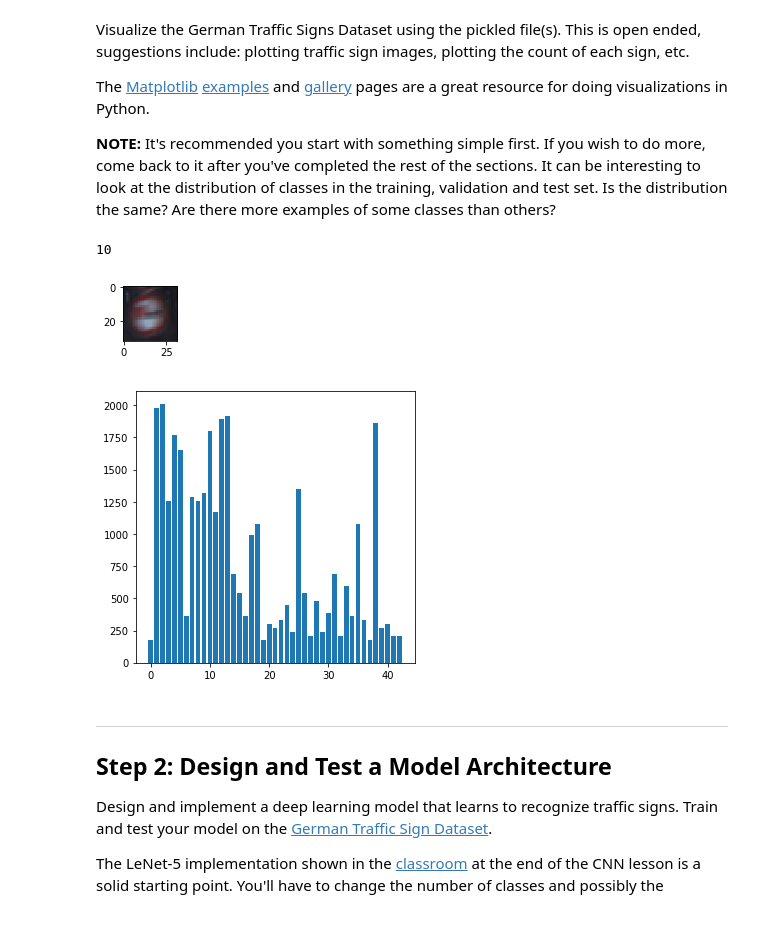
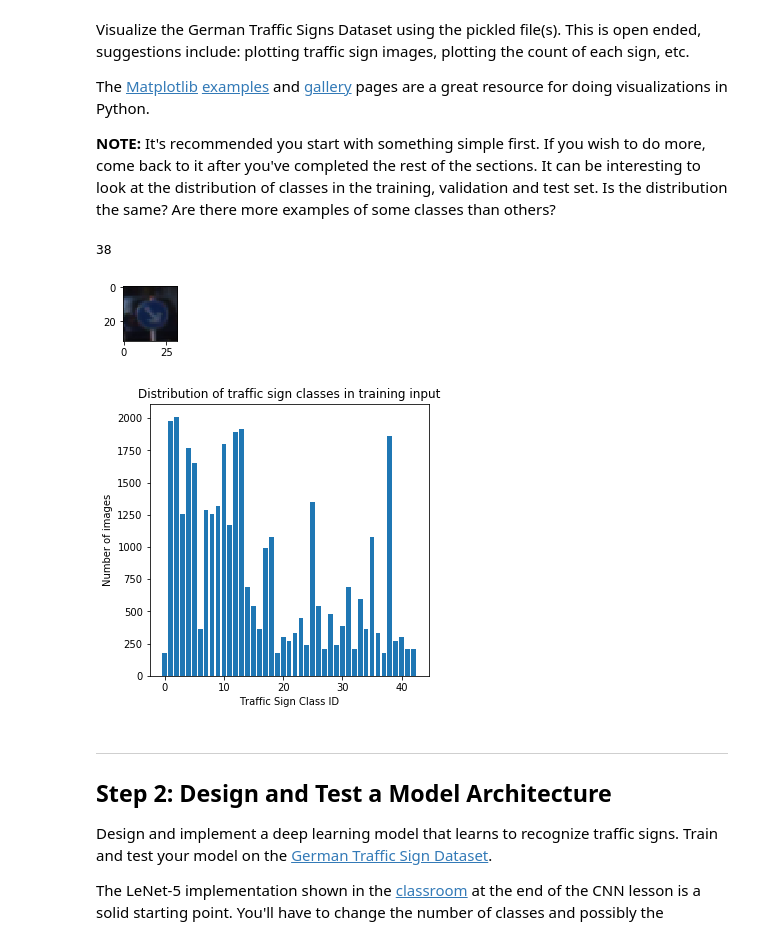
Before and after one commit to atadkase/udacitysdcnd-p2, a Jupyter notebook: Traffic_Sign_Classifier.ipynb, the cells around one changed output. Drawn from its saved outputs; the diff is of its cells as text; code cells hidden in the pictures.

```diff
--- a/Traffic_Sign_Classifier.ipynb
+++ b/Traffic_Sign_Classifier.ipynb
@@ -99,26 +101,29 @@ The [Matplotlib](http://matplotlib.org/) [examples](http://matplotlib.org/exampl
 # %%
 ### Data exploration visualization code goes here.
 ### Feel free to use as many code cells as needed.
 import matplotlib.pyplot as plt
 import random
 # Visualizations will be shown in the notebook.
 %matplotlib inline
 
 index = random.randint(0, len(X_train))
 image = X_train[index].squeeze()
 
 plt.figure(figsize=(1,1))
 plt.imshow(image)
 print(y_train[index])
 
 [n_classes, counts] = np.unique(y_train, return_counts=True)
 plt.figure(figsize=(5,5))
 plt.bar(n_classes,counts)
+plt.xlabel('Traffic Sign Class ID')
+plt.title('Distribution of traffic sign classes in training input')
+plt.ylabel('Number of images')
 plt.show()
 # %% [output]
-10
+38
-[figure, old version]
+[figure, new version]
-[figure, old version]
+[figure, new version]
 # %% [markdown]
 ----
 
```
Also changed, not shown: parts of 9 cells of this notebook, 7 other files.
